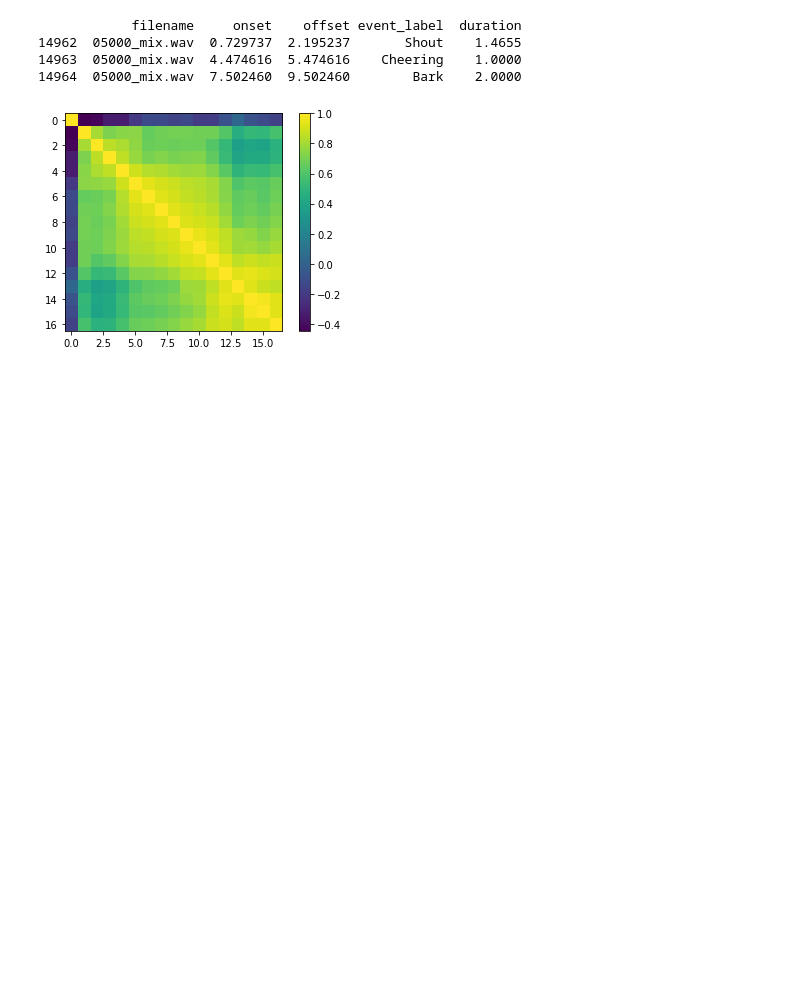
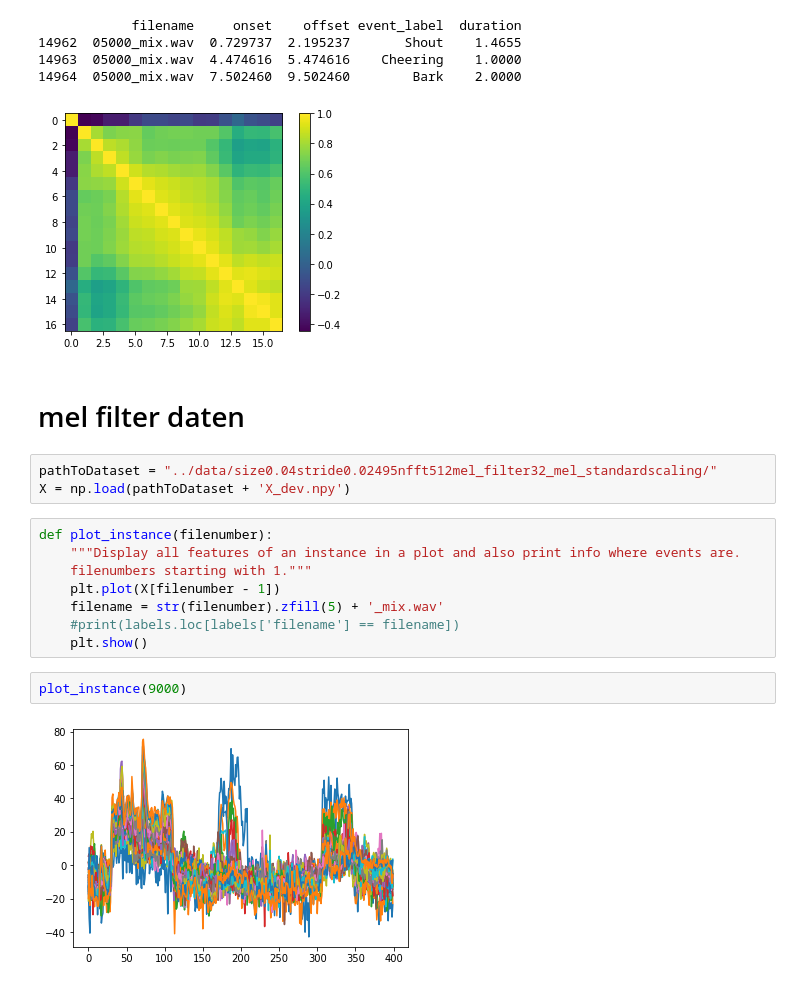
Before and after one commit to ajochim/bbdc2021, a Jupyter notebook: exploration/exploration_alex.ipynb, the cells around one changed output. Saved outputs shown, nothing was run; the diff lists cells and outputs as text; blank space fills up the shorter version.

```diff
--- a/exploration/exploration_alex.ipynb
+++ b/exploration/exploration_alex.ipynb
@@ -279,3 +372,20 @@ corr_coef(5000)
 14963  05000_mix.wav  4.474616  5.474616    Cheering    1.0000
 14964  05000_mix.wav  7.502460  9.502460        Bark    2.0000
 [figure]
+# %% [markdown]
+# mel filter daten
+# %%
+pathToDataset = "../data/size0.04stride0.02495nfft512mel_filter32_mel_standardscaling/"
+X = np.load(pathToDataset + 'X_dev.npy')
+# %%
+def plot_instance(filenumber):
+    """Display all features of an instance in a plot and also print info where events are.
+    filenumbers starting with 1."""
+    plt.plot(X[filenumber - 1])
+    filename = str(filenumber).zfill(5) + '_mix.wav'
+    #print(labels.loc[labels['filename'] == filename])
+    plt.show()
+# %%
+plot_instance(9000)
+# %% [output]
+[figure, added]
```
Also changed, not shown: parts of 11 cells of this notebook, 2 other files.
